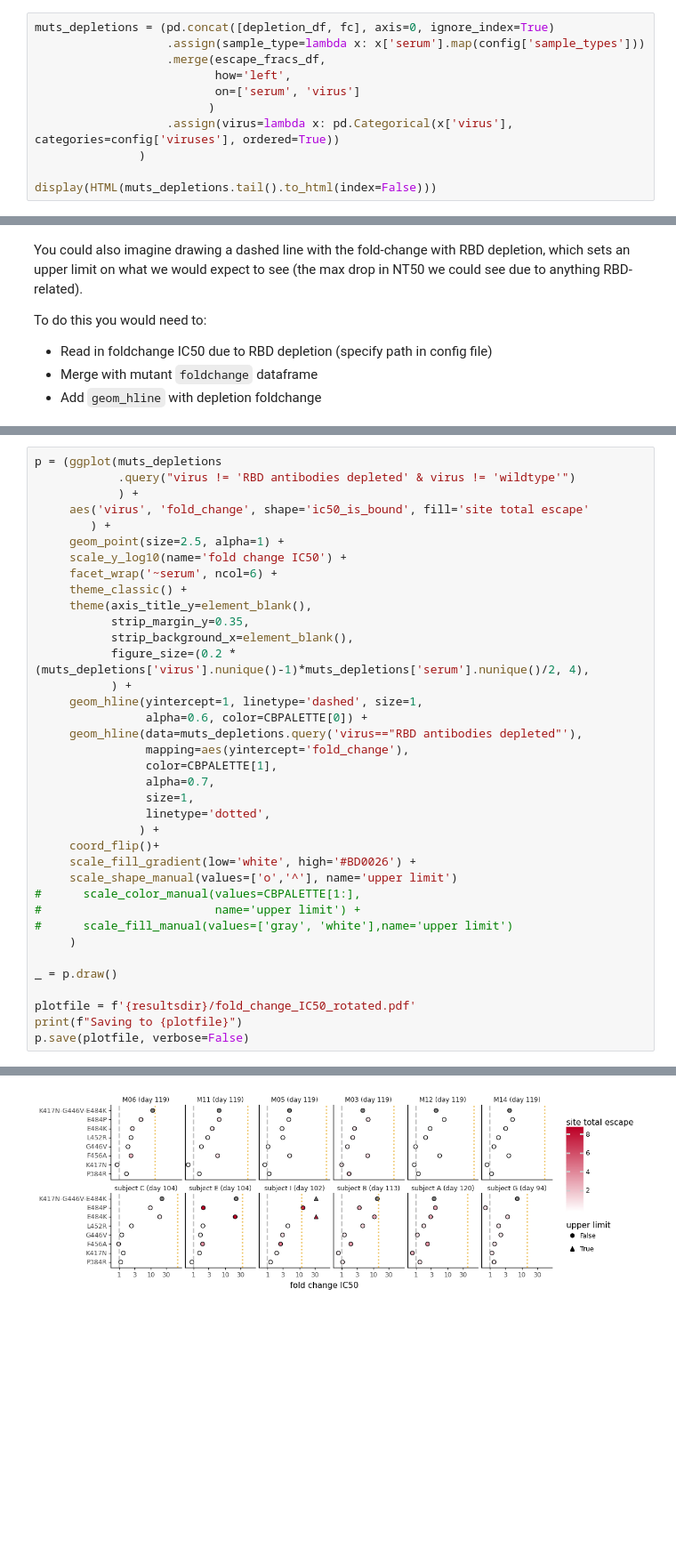
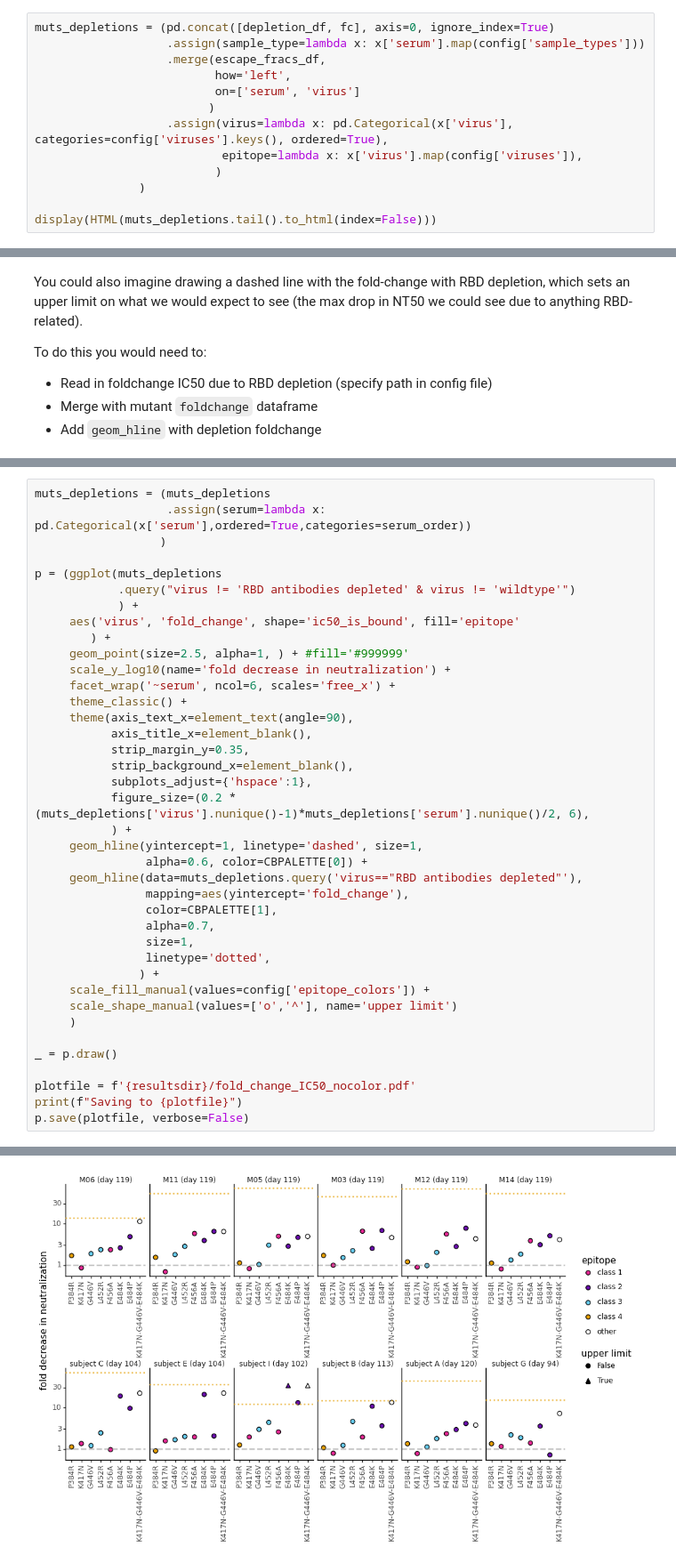
Before and after one commit to jbloomlab/SARS-CoV-2-RBD_MAP_Moderna, a Jupyter notebook: experimental_data/mutant_neuts.ipynb, the cells around one changed output, grey strips where cells are left out. Shown at 89% size. Drawn from its saved outputs; the diff is of its cells as text; blank space fills up the shorter version.

Commit message:
changes to figure 5 and figure s8

```diff
--- a/experimental_data/mutant_neuts.ipynb
+++ b/experimental_data/mutant_neuts.ipynb
@@ -286,7 +286,9 @@ muts_depletions = (pd.concat([depletion_df, fc], axis=0, ignore_index=True)
                           how='left',
                           on=['serum', 'virus']
                          )
-                   .assign(virus=lambda x: pd.Categorical(x['virus'], categories=config['viruses'], ordered=True))
+                   .assign(virus=lambda x: pd.Categorical(x['virus'], categories=config['viruses'].keys(), ordered=True),
+                           epitope=lambda x: x['virus'].map(config['viruses']),
+                          )
                )
 
 display(HTML(muts_depletions.tail().to_html(index=False)))
@@ -401,17 +427,23 @@ Saving to results/mutant_neuts_results//fold_change_IC50.pdf
 # %%
+muts_depletions = (muts_depletions
+                   .assign(serum=lambda x: pd.Categorical(x['serum'],ordered=True,categories=serum_order))
+                  )
+
 p = (ggplot(muts_depletions
             .query("virus != 'RBD antibodies depleted' & virus != 'wildtype'")
             ) +
-     aes('virus', 'fold_change', shape='ic50_is_bound', fill='site total escape'
+     aes('virus', 'fold_change', shape='ic50_is_bound', fill='epitope'
         ) +
-     geom_point(size=2.5, alpha=1) +
-     scale_y_log10(name='fold change IC50') +
-     facet_wrap('~serum', ncol=6) +
+     geom_point(size=2.5, alpha=1, ) + #fill='#999999'
+     scale_y_log10(name='fold decrease in neutralization') +
+     facet_wrap('~serum', ncol=6, scales='free_x') +
      theme_classic() +
-     theme(axis_title_y=element_blank(),
+     theme(axis_text_x=element_text(angle=90),
+           axis_title_x=element_blank(),
            strip_margin_y=0.35,
            strip_background_x=element_blank(),
-           figure_size=(0.2 * (muts_depletions['virus'].nunique()-1)*muts_depletions['serum'].nunique()/2, 4),
+           subplots_adjust={'hspace':1},
+           figure_size=(0.2 * (muts_depletions['virus'].nunique()-1)*muts_depletions['serum'].nunique()/2, 6),
            ) +
      geom_hline(yintercept=1, linetype='dashed', size=1,
                 alpha=0.6, color=CBPALETTE[0]) +
@@ -422,17 +454,13 @@ p = (ggplot(muts_depletions
                 size=1,
                 linetype='dotted',
                ) +
-     coord_flip()+
-     scale_fill_gradient(low='white', high='#BD0026') +
+     scale_fill_manual(values=config['epitope_colors']) +
      scale_shape_manual(values=['o','^'], name='upper limit')
-#      scale_color_manual(values=CBPALETTE[1:],
-#                         name='upper limit') +
-#      scale_fill_manual(values=['gray', 'white'],name='upper limit')
      )
 
 _ = p.draw()
 
-plotfile = f'{resultsdir}/fold_change_IC50_rotated.pdf'
+plotfile = f'{resultsdir}/fold_change_IC50_nocolor.pdf'
 print(f"Saving to {plotfile}")
 p.save(plotfile, verbose=False)
 # %% [output]
@@ -440,4 +468,4 @@ Saving to results/mutant_neuts_results//fold_change_IC50_rotated.pdf
-[figure, old version]
+[figure, new version]
 # %%
 p = (ggplot(muts_depletions
             .query("virus != 'wildtype' & virus != 'RBD antibodies depleted'")
```
Also changed, not shown: parts of 21 cells of this notebook, 43 other files.
